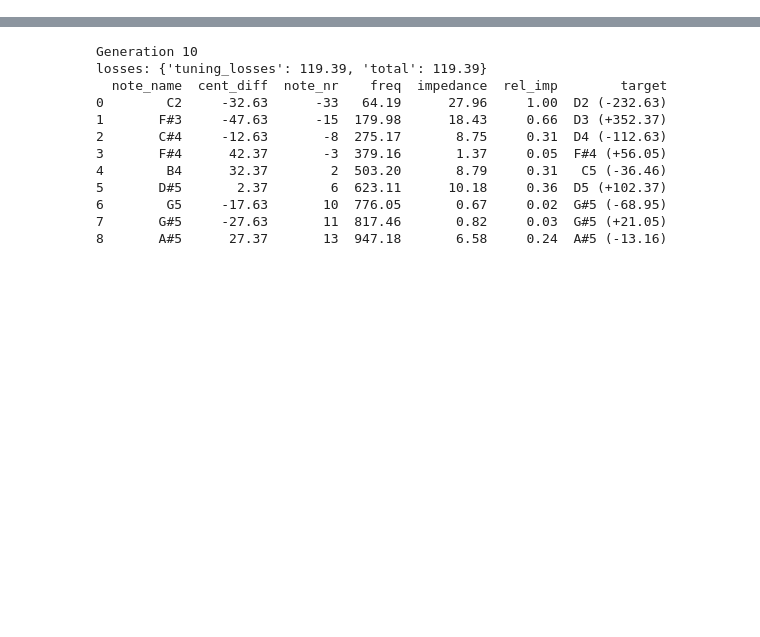
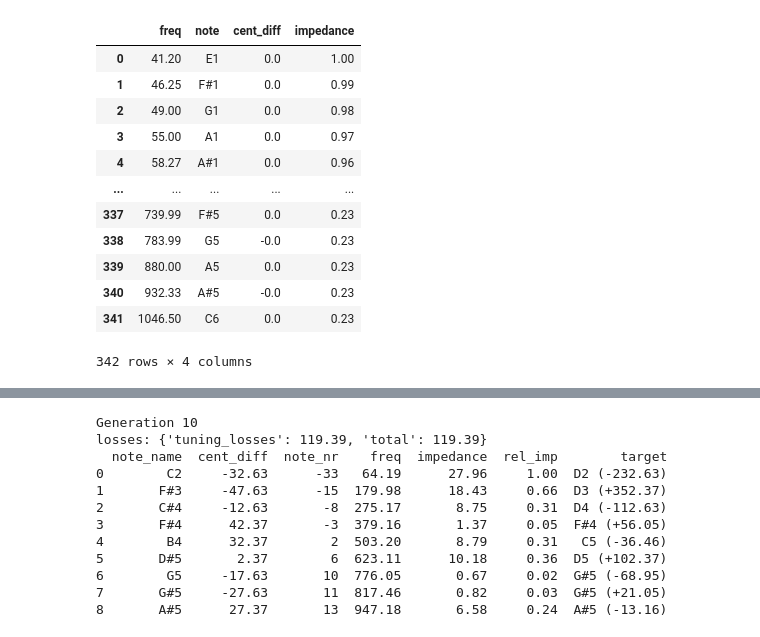
Before and after one commit to Didgitaldoo/didge-lab, a Jupyter notebook: src/experiments/kigali/evolve_kigali.ipynb, the cells around one changed output, grey strips where cells are left out. Saved outputs shown, nothing was run; the diff lists cells and outputs as text; code cells hidden in the pictures; blank space fills up the shorter version.

```diff
--- a/src/experiments/kigali/evolve_kigali.ipynb
+++ b/src/experiments/kigali/evolve_kigali.ipynb
@@ -167 +176,48 @@ df.round(2)
+# %%
+# these target impedances are all tuned to a major scale
+
+from didgelab.calc.conv import note_to_freq, freq_to_note, note_name, freq_to_note_and_cent
+import pandas as pd
+
+base_note=-43
+base_freq = note_to_freq(base_note)
+target_freqs = []
+freq = base_freq
+i=1
+
+scale = [0,2,4,5,7,8,10]
+
+notes = []
+cent_diffs = []
+while freq < 1000:
+
+    note = base_note + np.floor(i/len(scale)) + scale[i%len(scale)]
+    freq = note_to_freq(note)
+    note, cent = freq_to_note_and_cent(freq)
+    target_freqs.append(freq)
+    notes.append(note_name(note))
+    cent_diffs.append(cent)
+    i+=1
+
+target_freqs = np.array(target_freqs)
+target_impedances = 1 - np.arange(len(target_freqs)) / len(target_freqs)
+target_impedances = np.power(target_impedances, 4)
+target_impedances += 0.3
+target_impedances /= target_impedances.max()
+df = pd.DataFrame( {"freq": target_freqs, "note": notes, "cent_diff": cent_diffs, "impedance": target_impedances})
+df.round(2)
+# %% [output]
+|  | freq | note | cent_diff | impedance |
+| 0 | 41.20 | E1 | 0.0 | 1.00 |
+| 1 | 46.25 | F#1 | 0.0 | 0.99 |
+| 2 | 49.00 | G1 | 0.0 | 0.98 |
+| 3 | 55.00 | A1 | 0.0 | 0.97 |
+| 4 | 58.27 | A#1 | 0.0 | 0.96 |
+| ... | ... | ... | ... | ... |
+| 337 | 739.99 | F#5 | 0.0 | 0.23 |
+| 338 | 783.99 | G5 | -0.0 | 0.23 |
+| 339 | 880.00 | A5 | 0.0 | 0.23 |
+| 340 | 932.33 | A#5 | -0.0 | 0.23 |
+| 341 | 1046.50 | C6 | 0.0 | 0.23 |
+342 rows × 4 columns
 # %%
```
Also changed, not shown: parts of 9 cells of this notebook, 11 other files.
